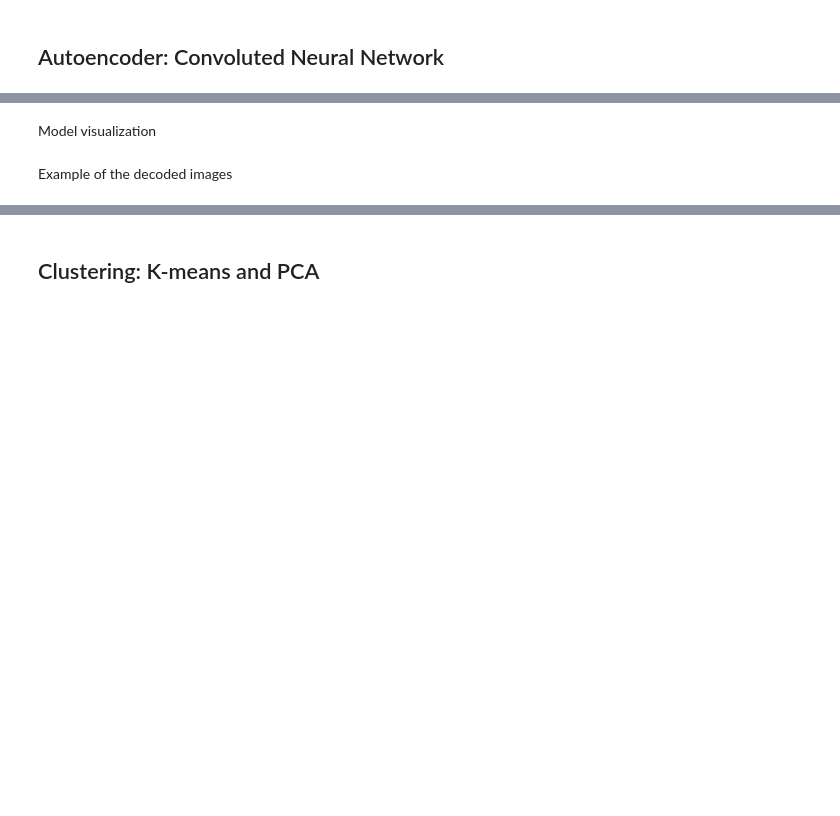
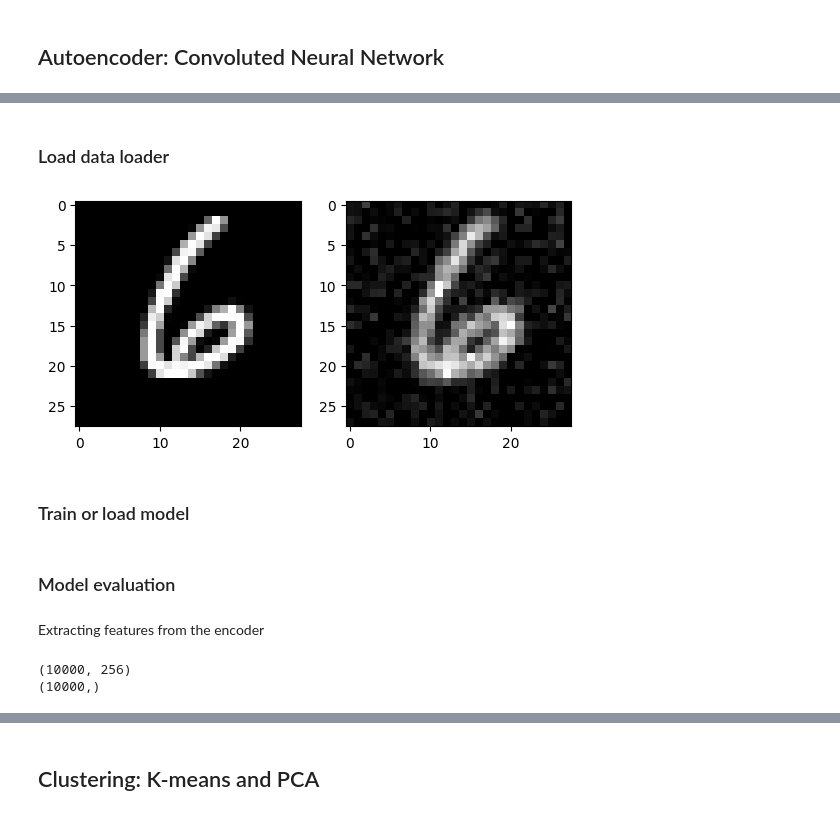
Before and after one commit to jovenlaurens/image-classifier, a Jupyter notebook: src/model_test.ipynb, the cells around one changed output, grey strips where cells are left out. Saved outputs shown, nothing was run; the diff lists cells and outputs as text; code cells hidden in the pictures; blank space fills up the shorter version.

Commit message:
Added source codes, result, and model

```diff
--- a/src/model_test.ipynb
+++ b/src/model_test.ipynb
@@ -75,2 +70,0 @@ x_test_encoded = x_test_encoded.detach().numpy()
-# %% [markdown]
-Model visualization
@@ -79,2 +71,21 @@ model.summary()
-# %% [markdown]
-Example of the decoded images
+# %% [markdown]
+### Load data loader
+# %%
+batch_size = 128
+
+train_loader = DataLoader(train_data, batch_size=batch_size, shuffle=True)
+test_loader = DataLoader(test_data, batch_size=1, shuffle=False)
+
+img, _ = next(iter(train_loader))
+blur_img = transform_blur(img[0])
+
+plt.figure()
+plt.subplot(1, 2, 1)
+plt.imshow(img[0].detach().numpy().reshape(28,28), cmap='gray')
+plt.subplot(1, 2, 2)
+plt.imshow(blur_img[0].detach().numpy().reshape(28, 28), cmap='gray')
+plt.show()
+# %% [output]
+[figure, added]
+# %% [markdown]
+### Train or load model
@@ -80,0 +132,24 @@ Example of the decoded images
+# %% [markdown]
+### Model evaluation
+# %% [markdown]
+Extracting features from the encoder
+# %%
+all_features = []
+true_labels = []
+
+with torch.no_grad():
+    for i, data in enumerate(test_loader,0):
+        img, labels = data
+        outputs = model.extract_features(img)
+        outputs = outputs.reshape(outputs.shape[0], -1)
+        feature = outputs.detach().numpy()
+        all_features.append(feature[0])
+        true_labels.append(labels[0])
+
+true_labels = np.array(true_labels)
+all_features = np.array(all_features)
+print(all_features.shape)
+print(true_labels.shape)
+# %% [output]
+(10000, 256)
+(10000,)
```
Also changed, not shown: parts of 24 cells of this notebook, 22 other files.
